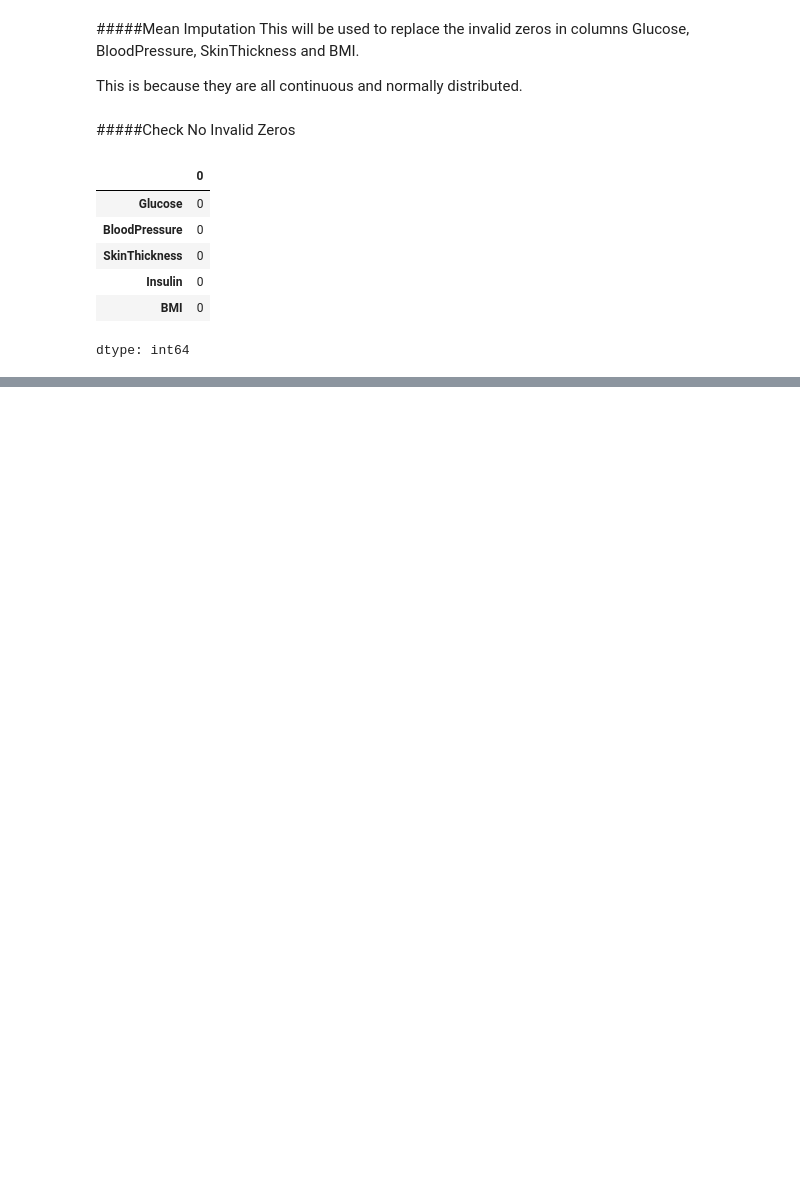
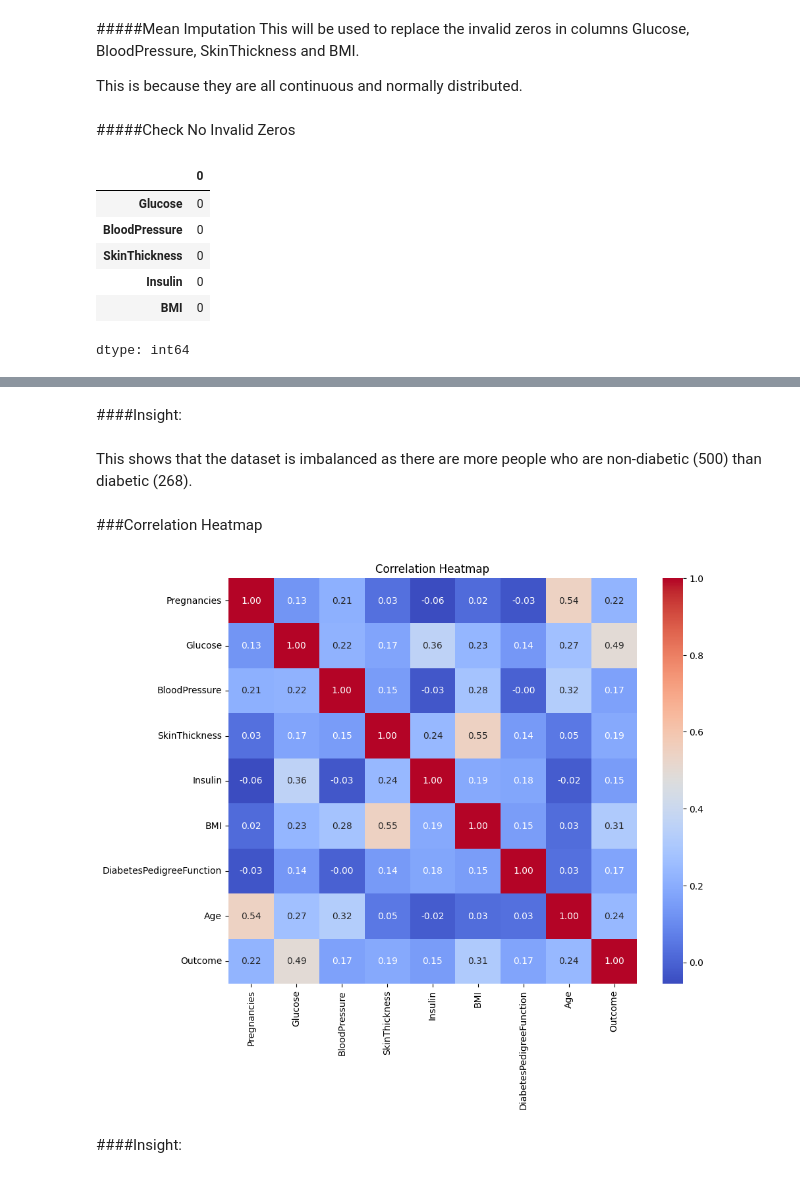
Before and after one commit to T0McKay/HIS406_Assignment2_DiabetesPrediction_TheoMcKay, a Jupyter notebook: diabetes_predictor_Theo_McKay.ipynb, the cells around one changed output, grey strips where cells are left out. Drawn from its saved outputs; the diff is of its cells as text; code cells hidden in the pictures; blank space fills up the shorter version.

```diff
--- a/diabetes_predictor_Theo_McKay.ipynb
+++ b/diabetes_predictor_Theo_McKay.ipynb
@@ -164,0 +237,15 @@ dtype: int64
+# %% [markdown]
+####Insight:
+# %% [markdown]
+This shows that the dataset is imbalanced as there are more people who are non-diabetic (500) than diabetic (268).
+# %% [markdown]
+###Correlation Heatmap
+# %%
+plt.figure(figsize=(10, 8))
+sns.heatmap(df.corr(), annot=True, cmap='coolwarm', fmt='.2f')
+plt.title('Correlation Heatmap')
+plt.show()
+# %% [output]
+[figure, added]
+# %% [markdown]
+####Insight:
```
Also changed, not shown: parts of 51 cells of this notebook.
